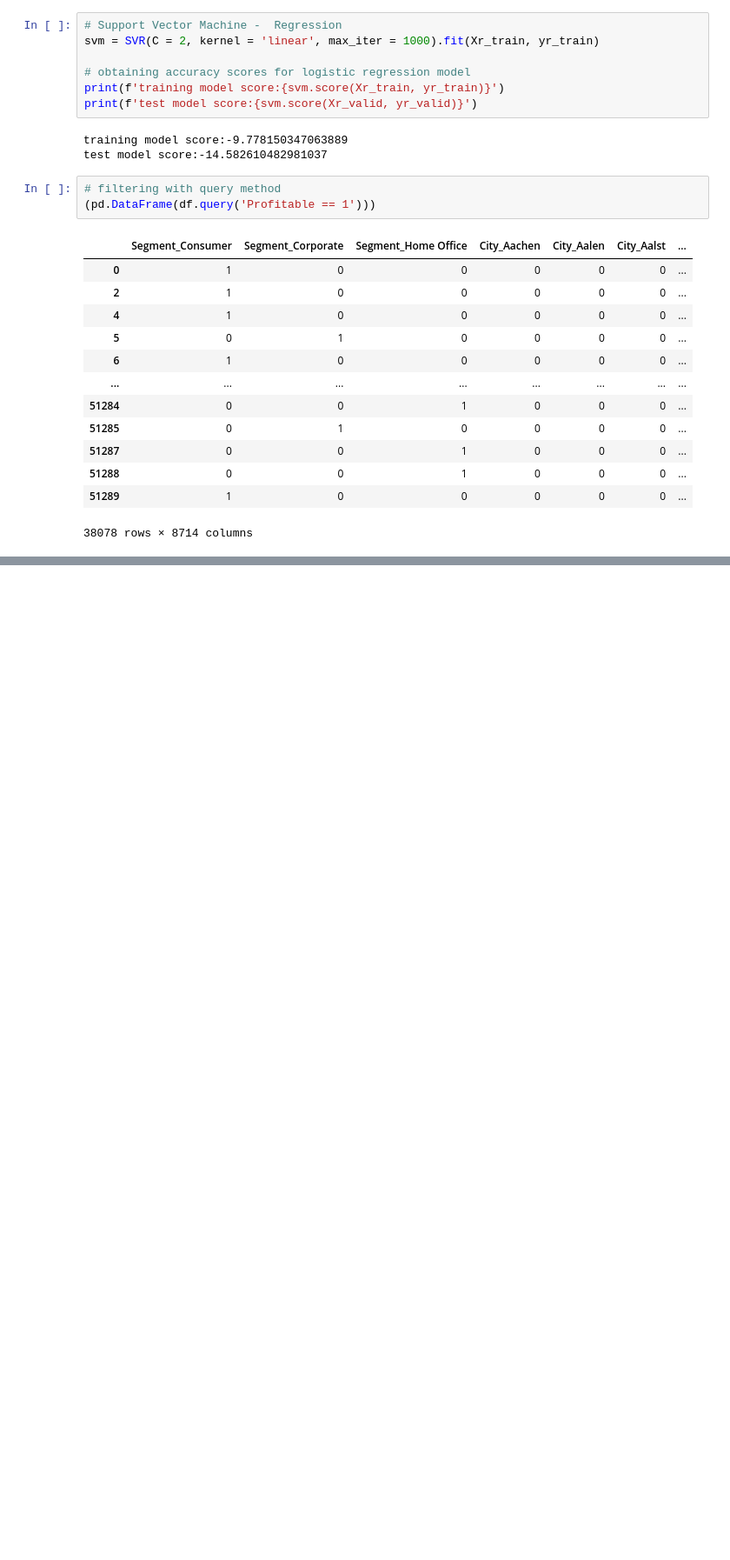
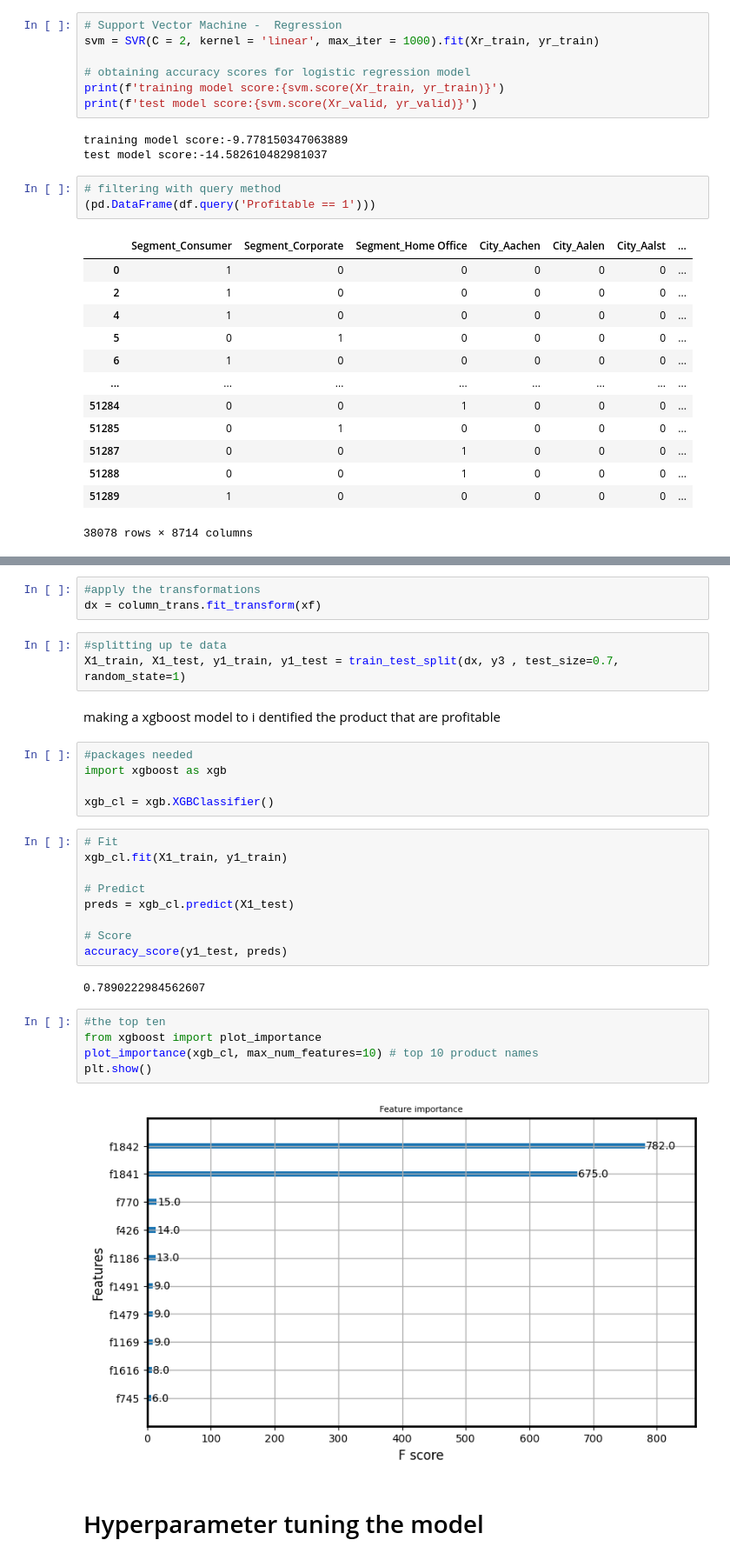
Before and after one commit to VSbr22/ADS505B-Fall22-Group-1, a Jupyter notebook: Data_preprocessing.ipynb, the cells around one changed output, grey strips where cells are left out. Shown: that part at 87% size. Cells and saved outputs as stored; diff of their text form; blank space fills up the shorter version.

```diff
--- a/Data_preprocessing.ipynb
+++ b/Data_preprocessing.ipynb
@@ -482,0 +649,33 @@ test model score:-14.582610482981037
+# %%
+#apply the transformations
+dx = column_trans.fit_transform(xf)
+# %%
+#splitting up te data
+X1_train, X1_test, y1_train, y1_test = train_test_split(dx, y3 , test_size=0.7, random_state=1)
+# %% [markdown]
+making a xgboost model to i dentified the product that are profitable
+# %%
+#packages needed
+import xgboost as xgb
+
+xgb_cl = xgb.XGBClassifier()
+# %%
+# Fit
+xgb_cl.fit(X1_train, y1_train)
+
+# Predict
+preds = xgb_cl.predict(X1_test)
+
+# Score
+accuracy_score(y1_test, preds)
+# %% [output]
+0.7890222984562607
+# %%
+#the top ten
+from xgboost import plot_importance
+plot_importance(xgb_cl, max_num_features=10) # top 10 product names
+plt.show()
+# %% [output]
+[figure, added]
+# %% [markdown]
+# Hyperparameter tuning the model
```
Also changed, not shown: parts of 36 cells of this notebook.
